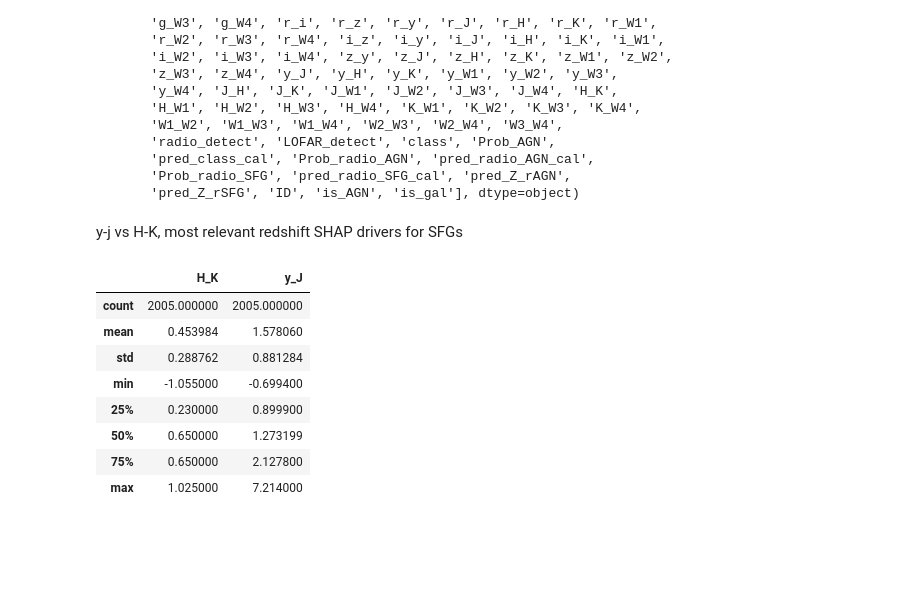
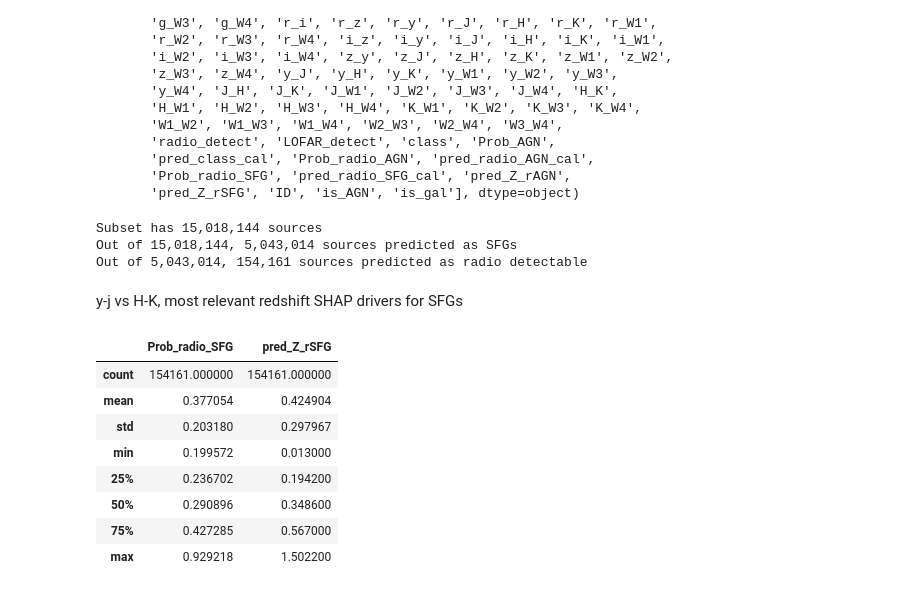
Before and after one commit to racarvajal/Pipeline_ML_6arcsec, a Jupyter notebook: Describe_preds_SFG.ipynb, the cells around one changed output. Cells and saved outputs as stored; diff of their text form; code cells hidden in the pictures; blank space fills up the shorter version.

```diff
--- a/Describe_preds_SFG.ipynb
+++ b/Describe_preds_SFG.ipynb
@@ -116,6 +149,9 @@ save_plots = False
+# %%
+used_sample = 'unknown'  # 'test', 'unknown'
 # %%
 file_HETDEX_test = gv.preds_path + 'HETDEX_Test_prediction.parquet'
 file_HETDEX_unk  = gv.preds_path + 'HETDEX_Unknown_prediction.parquet'
+files_HETDEX     = {'test': file_HETDEX_test, 'unknown': file_HETDEX_unk}
 # %%
-test_catalog_HETDEX_df = pd.read_parquet(file_HETDEX_test, engine='fastparquet')
+data_catalog_HETDEX_df = pd.read_parquet(files_HETDEX[used_sample], engine='fastparquet')
 # %%
@@ -142,29 +178,39 @@ array(['RA_ICRS', 'DE_ICRS', 'Name', 'TYPE', 'Z', 'band_num',
        'Prob_radio_SFG', 'pred_radio_SFG_cal', 'pred_Z_rAGN',
        'pred_Z_rSFG', 'ID', 'is_AGN', 'is_gal'], dtype=object)
 # %%
-mask_pred_AGN       = np.array(test_catalog_HETDEX_df.loc[:, 'pred_class_cal'] == 1)
-mask_pred_SFG       = np.array(test_catalog_HETDEX_df.loc[:, 'pred_class_cal'] == 0)
-mask_pred_radio_AGN = np.array(test_catalog_HETDEX_df.loc[:, 'pred_radio_AGN_cal'] == 1)
-mask_pred_radio_SFG = np.array(test_catalog_HETDEX_df.loc[:, 'pred_radio_SFG_cal'] == 1)
+mask_pred_AGN       = np.array(data_catalog_HETDEX_df.loc[:, 'pred_class_cal'] == 1)
+mask_pred_SFG       = np.array(data_catalog_HETDEX_df.loc[:, 'pred_class_cal'] == 0)
+mask_pred_radio_AGN = np.array(data_catalog_HETDEX_df.loc[:, 'pred_radio_AGN_cal'] == 1)
+mask_pred_radio_SFG = np.array(data_catalog_HETDEX_df.loc[:, 'pred_radio_SFG_cal'] == 1)
 mask_pred_rAGN      = mask_pred_AGN & mask_pred_radio_AGN
 mask_pred_rSFG      = mask_pred_SFG & mask_pred_radio_SFG
 
-mask_true_AGN       = np.array(test_catalog_HETDEX_df.loc[:, 'class'] == 1)
-mask_true_SFG       = np.array(test_catalog_HETDEX_df.loc[:, 'class'] == 0)
-mask_true_radio     = np.array(test_catalog_HETDEX_df.loc[:, 'LOFAR_detect'] == 1)
-mask_true_rAGN      = mask_true_AGN & mask_true_radio
-mask_true_rSFG      = mask_true_SFG & mask_true_radio
+if used_sample != 'unknown':
+    mask_true_AGN       = np.array(data_catalog_HETDEX_df.loc[:, 'class'] == 1)
+    mask_true_SFG       = np.array(data_catalog_HETDEX_df.loc[:, 'class'] == 0)
+    mask_true_radio     = np.array(data_catalog_HETDEX_df.loc[:, 'LOFAR_detect'] == 1)
+    mask_true_rAGN      = mask_true_AGN & mask_true_radio
+    mask_true_rSFG      = mask_true_SFG & mask_true_radio
+    mask_good_true_z    = np.array(data_catalog_HETDEX_df.loc[:, 'Z'] > 0)
+# %%
+print(f'Subset has {len(data_catalog_HETDEX_df):,.0f} sources')
+print(f'Out of {len(data_catalog_HETDEX_df):,.0f}, {np.sum(mask_pred_SFG):,.0f} sources predicted as SFGs')
+print(f'Out of {np.sum(mask_pred_SFG):,.0f}, {np.sum(mask_pred_rSFG):,.0f} sources predicted as radio detectable')
+# %% [output]
+Subset has 15,018,144 sources
+Out of 15,018,144, 5,043,014 sources predicted as SFGs
+Out of 5,043,014, 154,161 sources predicted as radio detectable
 # %% [markdown]
 y-j vs H-K, most relevant redshift SHAP drivers for SFGs
 # %%
-test_catalog_HETDEX_df.loc[mask_pred_rSFG, ['H_K', 'y_J']].describe()
+data_catalog_HETDEX_df.loc[mask_pred_rSFG, ['Prob_radio_SFG', 'pred_Z_rSFG']].describe()
 # %% [output]
-|  | H_K | y_J |
-| count | 2005.000000 | 2005.000000 |
-| mean | 0.453984 | 1.578060 |
-| std | 0.288762 | 0.881284 |
-| min | -1.055000 | -0.699400 |
-| 25% | 0.230000 | 0.899900 |
-| 50% | 0.650000 | 1.273199 |
-| 75% | 0.650000 | 2.127800 |
-| max | 1.025000 | 7.214000 |
+|  | Prob_radio_SFG | pred_Z_rSFG |
+| count | 154161.000000 | 154161.000000 |
+| mean | 0.377054 | 0.424904 |
+| std | 0.203180 | 0.297967 |
+| min | 0.199572 | 0.013000 |
+| 25% | 0.236702 | 0.194200 |
+| 50% | 0.290896 | 0.348600 |
+| 75% | 0.427285 | 0.567000 |
+| max | 0.929218 | 1.502200 |
```
Also changed, not shown: parts of 13 cells of this notebook, 1 other file.
